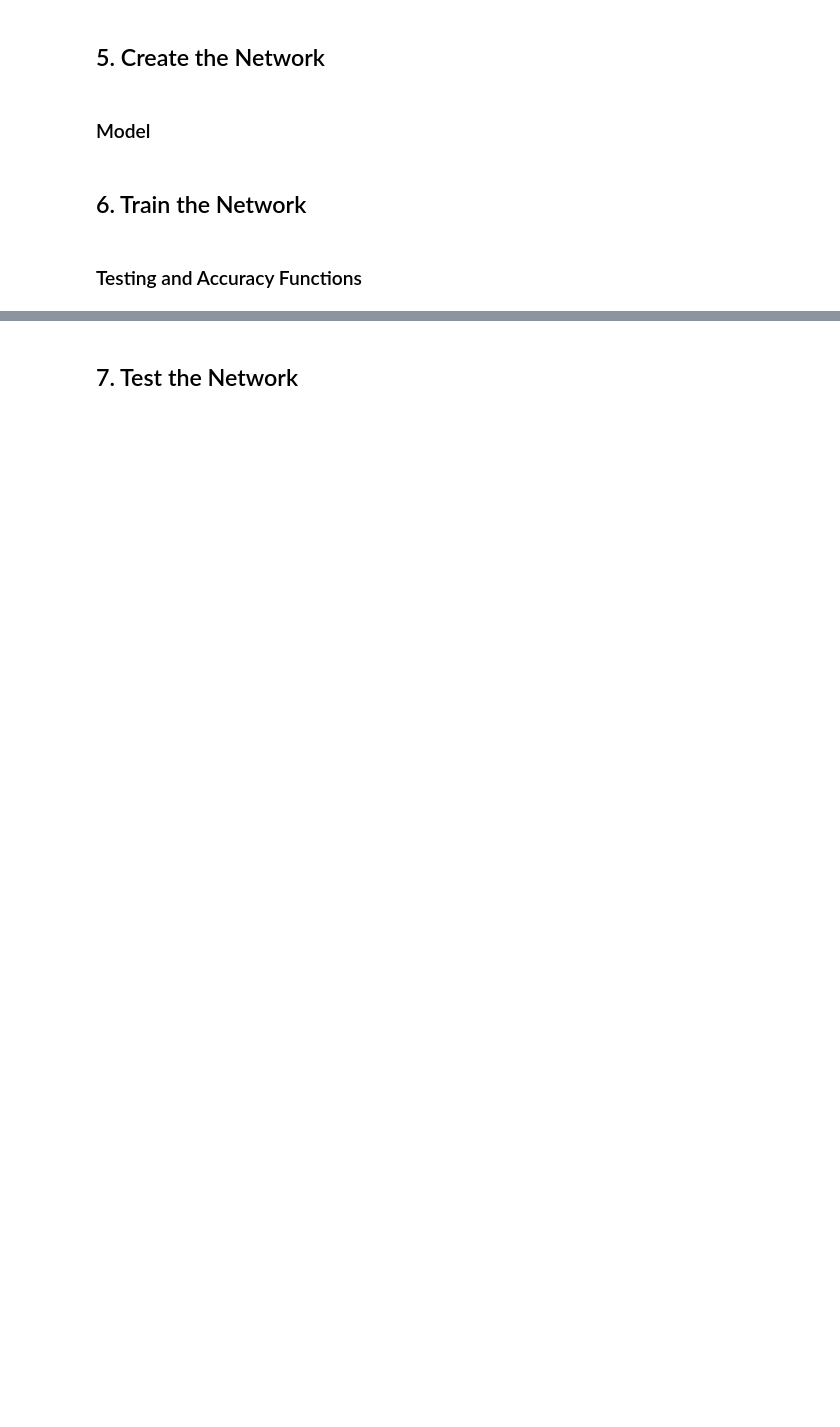
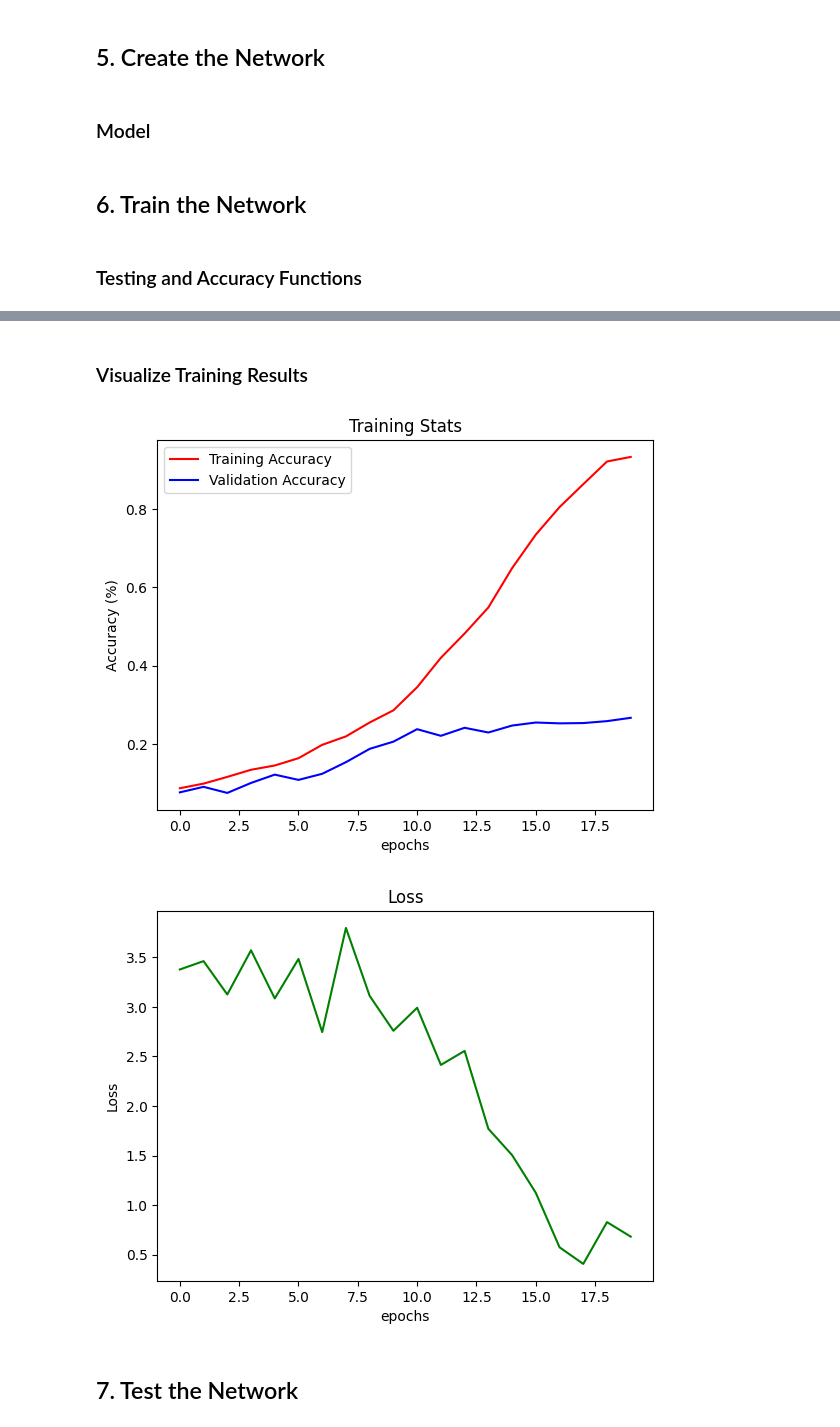
Before and after one commit to dylanledermann/AIGenre, a Jupyter notebook: notebook.ipynb, the cells around one changed output, grey strips where cells are left out. Saved outputs shown, nothing was run; the diff lists cells and outputs as text; code cells hidden in the pictures; blank space fills up the shorter version.

```diff
--- a/notebook.ipynb
+++ b/notebook.ipynb
@@ -407,10 +419,13 @@ Label: 48 — Shape: torch.Size([2, 128, 1292])
 # %% [markdown]
 ### Model
 # %%
-model = torchvision.models.resnet50(pretrained=True)
+model = torchvision.models.resnet18(weights=torchvision.models.ResNet18_Weights.DEFAULT)
 # Replace first conv — pretrained weights expect 3 channels
 model.conv1 = torch.nn.Conv2d(2, 64, kernel_size=7, stride=2, padding=3, bias=False)
-model.fc = torch.nn.Linear(model.fc.in_features, numGenres)  # 156 genres
+model.fc = torch.nn.Sequential(
+    torch.nn.Dropout(p=0.5),
+    torch.nn.Linear(model.fc.in_features, numGenres)  # 156 genres-number of removed
+)
 # %% [markdown]
 ## 6. Train the Network
 # %% [markdown]
@@ -463,18 +494,10 @@ def train_model(train_loader, valid_loader, model, optimizer, loss_fn, epochs) -
 model = model.to(device)
 
 # Define functions and values to be used for training
-optimizer = torch.optim.Adam([
-    {'params': model.conv1.parameters(), 'lr': 1e-2},  # new, train faster
-    {'params': model.layer1.parameters(), 'lr': 1e-3},
-    {'params': model.layer2.parameters(), 'lr': 1e-3},
-    {'params': model.layer3.parameters(), 'lr': 1e-3},
-    {'params': model.layer4.parameters(), 'lr': 1e-3},
-    {'params': model.fc.parameters(), 'lr': 1e-2},     # new, train faster
-], lr=1e-3)
+optimizer = torch.optim.Adam(model.parameters(), lr=1e-4, weight_decay=1e-3)
 loss_fn = torch.nn.CrossEntropyLoss()
 epochs = 20
 torch.cuda.empty_cache()
 # Train the model
-accuracy = train_model(train_loader, val_loader, model, optimizer, loss_fn, epochs)
-print(f'Final validation accuracy: {accuracy:.2f}')
+train_accuracy, losses, validation_acc = train_model(train_loader, val_loader, model, optimizer, loss_fn, epochs)
 # %% [output]
@@ -502,3 +541,22 @@ KeyboardInterrupt:
+# %% [markdown]
+### Visualize Training Results
+# %%
+train_accuracy, losses, validation_acc
+plt.plot(train_accuracy, label="Training Accuracy", color='red')
+plt.plot(validation_acc, label="Validation Accuracy", color='blue')
+plt.title("Training Stats")
+plt.xlabel("epochs")
+plt.ylabel("Accuracy (%)")
+plt.legend()
+plt.show()
+plt.plot(losses, label="Training Loss", color='green')
+plt.title("Loss")
+plt.xlabel("epochs")
+plt.ylabel("Loss")
+plt.show()
+# %% [output]
+[figure, added]
+[figure, added]
 # %% [markdown]
 ## 7. Test the Network
 # %%
```
Also changed, not shown: parts of 12 cells of this notebook, 2 other files.
